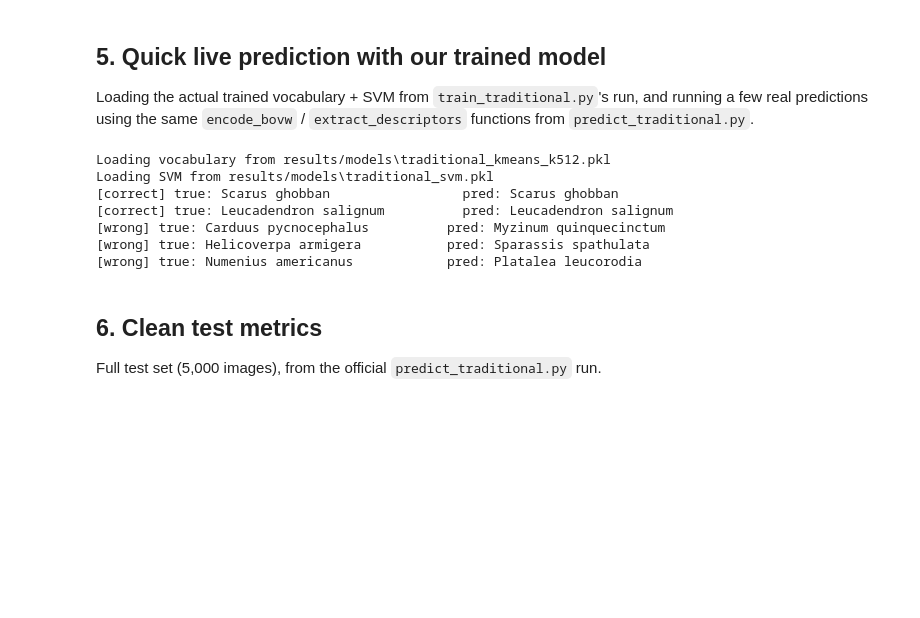
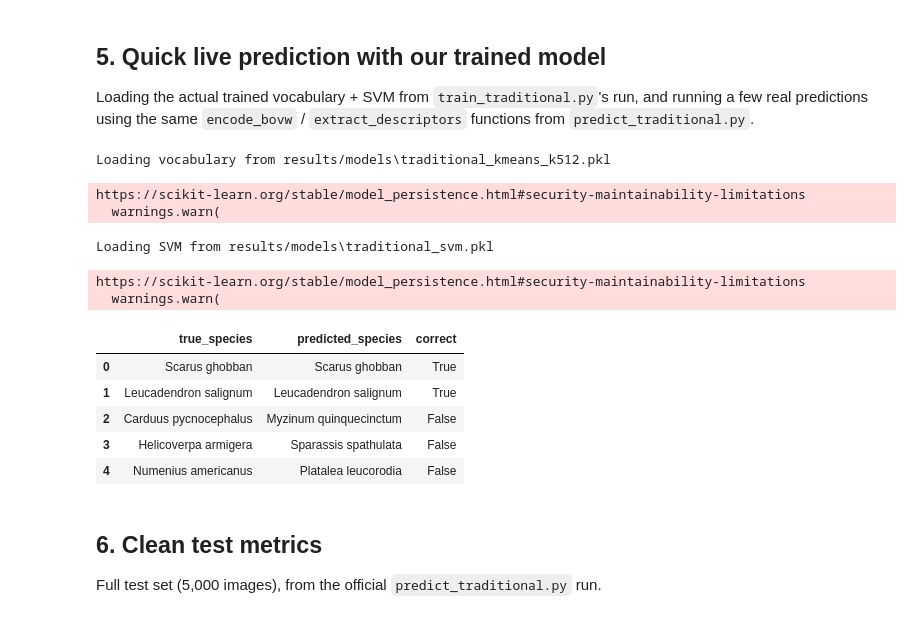
Before and after one commit to 2393159898-afk/COMP9517-project, a Jupyter notebook: notebooks/B_traditional_model.ipynb, the cells around one changed output. Drawn from its saved outputs; the diff is of its cells as text; code cells hidden in the pictures; blank space fills up the shorter version.

```diff
--- a/notebooks/B_traditional_model.ipynb
+++ b/notebooks/B_traditional_model.ipynb
@@ -132,33 +144,42 @@ and running a few real predictions using the same `encode_bovw` /
 # %%
 from predict_traditional import extract_descriptors, encode_bovw, load_models
 
 kmeans, svm = load_models()
 
 idx_to_name = dict(zip(train_df["class_idx"], train_df["label"]))
 
 sample = test_df.sample(5, random_state=9517)
 
+rows = []
 for _, row in sample.iterrows():
-    from PIL import Image
     img = Image.open(row.image_path).convert("RGB")
     desc = extract_descriptors(img, sift)
     feat = encode_bovw(desc, kmeans, 512).reshape(1, -1)
 
     scores = svm.decision_function(feat)
     pred_idx = svm.classes_[np.argmax(scores)]
 
-    true_name = idx_to_name[row.class_idx]
-    pred_name = idx_to_name[pred_idx]
-    mark = "correct" if pred_idx == row.class_idx else "wrong"
-    print(f"[{mark}] true: {true_name:30s} pred: {pred_name}")
+    rows.append({
+        "true_species": idx_to_name[row.class_idx],
+        "predicted_species": idx_to_name[pred_idx],
+        "correct": pred_idx == row.class_idx,
+    })
+
+prediction_demo_df = pd.DataFrame(rows)
+display(prediction_demo_df)
 # %% [output]
 Loading vocabulary from results/models\traditional_kmeans_k512.pkl
-Loading SVM from results/models\traditional_svm.pkl
-[correct] true: Scarus ghobban                 pred: Scarus ghobban
-[correct] true: Leucadendron salignum          pred: Leucadendron salignum
-[wrong] true: Carduus pycnocephalus          pred: Myzinum quinquecinctum
-[wrong] true: Helicoverpa armigera           pred: Sparassis spathulata
-[wrong] true: Numenius americanus            pred: Platalea leucorodia
+https://scikit-learn.org/stable/model_persistence.html#security-maintainability-limitations
+  warnings.warn(
+Loading SVM from results/models\traditional_svm.pkl
+https://scikit-learn.org/stable/model_persistence.html#security-maintainability-limitations
+  warnings.warn(
+|  | true_species | predicted_species | correct |
+| 0 | Scarus ghobban | Scarus ghobban | True |
+| 1 | Leucadendron salignum | Leucadendron salignum | True |
+| 2 | Carduus pycnocephalus | Myzinum quinquecinctum | False |
+| 3 | Helicoverpa armigera | Sparassis spathulata | False |
+| 4 | Numenius americanus | Platalea leucorodia | False |
 # %% [markdown]
 ## 6. Clean test metrics
 
```
Also changed, not shown: parts of 13 cells of this notebook, 5 other files.
